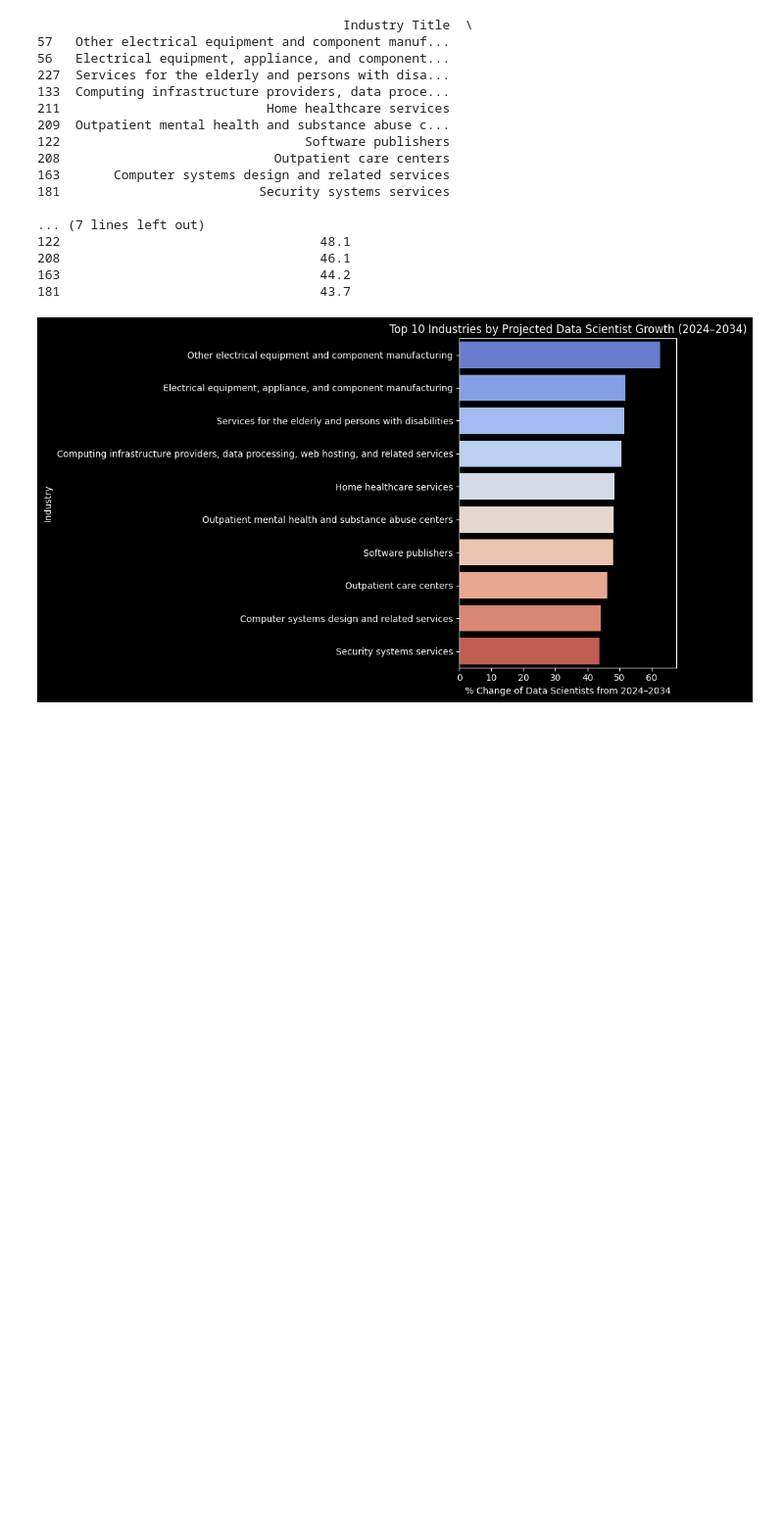
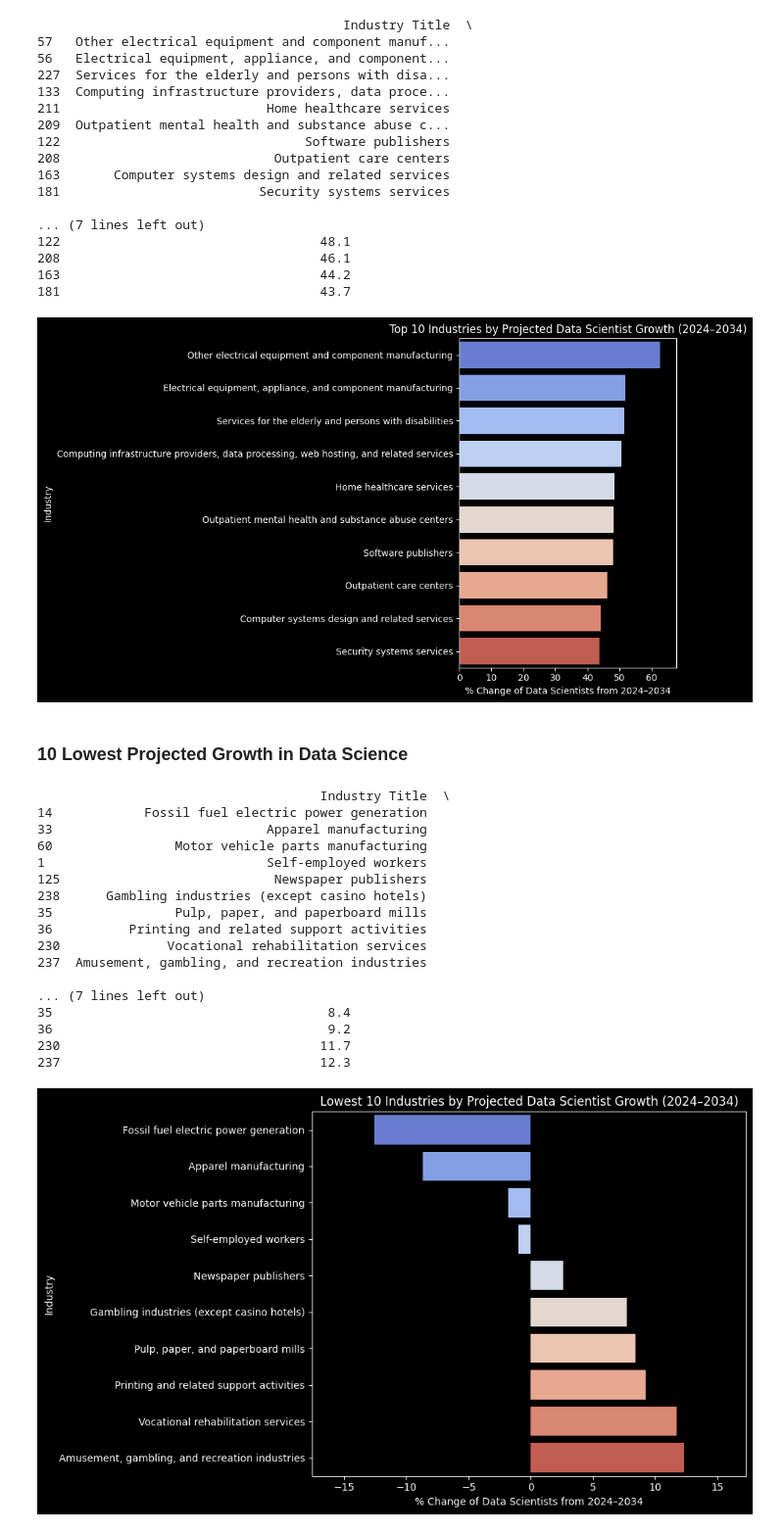
Before and after one commit to trgardos/data-science-job-market-analysis, a Jupyter notebook: notebooks/bureau-of-labor-analysis/labor_data_by_industryanalysis.ipynb, the cells around one changed output. Shown at 98% size. Drawn from its saved outputs; the diff is of its cells as text; code cells hidden in the pictures; blank space fills up the shorter version.

Commit message:
10 Lowest and Scatterplot

```diff
--- a/notebooks/bureau-of-labor-analysis/labor_data_by_industryanalysis.ipynb
+++ b/notebooks/bureau-of-labor-analysis/labor_data_by_industryanalysis.ipynb
@@ -40,6 +40,7 @@ df_industries.loc[:, "2024 Percent of Occupation"] = pd.to_numeric(
     df_industries["2024 Percent of Occupation"], errors='coerce'
 )
 
+top10 = df_industries.nlargest(10, "2024 Percent of Occupation")
 
 plt.figure(figsize=(10,6), facecolor='black')
 ax = sns.barplot(
@@ -136,3 +137,67 @@ plt.show()
 163                                  44.2
 181                                  43.7
 [figure]
+# %% [markdown]
+### 10 Lowest Projected Growth in Data Science
+# %%
+# Ensure column is numeric
+df_industries = df_industries.copy()
+df_industries.loc[:, "Employment Percent Change, 2024-2034"] = pd.to_numeric(
+    df_industries["Employment Percent Change, 2024-2034"], errors='coerce'
+)
+
+# Get bottom 10 industries by employment percent change
+top10_drop = df_industries.sort_values(
+    by="Employment Percent Change, 2024-2034", ascending=True
+).head(10)
+
+# Plot
+plt.figure(figsize=(10, 6), facecolor='black')
+ax = sns.barplot(
+    x="Employment Percent Change, 2024-2034",
+    y="Industry Title",
+    hue="Industry Title",
+    data=top10_drop,
+    palette="coolwarm",
+    legend=False
+)
+
+print(top10_drop[["Industry Title","Employment Percent Change, 2024-2034"]])
+
+# Style (white text, dark background)
+ax.set_facecolor('black')
+ax.tick_params(colors='white')
+ax.xaxis.label.set_color('white')
+ax.yaxis.label.set_color('white')
+ax.title.set_color('white')
+for spine in ax.spines.values():
+    spine.set_color('white')
+
+plt.xlabel("% Change of Data Scientists from 2024–2034")
+plt.ylabel("Industry")
+plt.title("Lowest 10 Industries by Projected Data Scientist Growth (2024–2034)")
+plt.xlim(
+    top10_drop["Employment Percent Change, 2024-2034"].min() - 5,
+    top10_drop["Employment Percent Change, 2024-2034"].max() + 5
+)
+plt.tight_layout()
+plt.show()
+# %% [output]
+                                     Industry Title  \
+14            Fossil fuel electric power generation
+33                            Apparel manufacturing
+60                Motor vehicle parts manufacturing
+1                             Self-employed workers
+125                            Newspaper publishers
+238      Gambling industries (except casino hotels)
+35                Pulp, paper, and paperboard mills
+36          Printing and related support activities
+230              Vocational rehabilitation services
+237  Amusement, gambling, and recreation industries
+
+... (7 lines left out)
+35                                    8.4
+36                                    9.2
+230                                  11.7
+237                                  12.3
+[figure, added]
```
Also changed, not shown: parts of 10 cells of this notebook, 1 other file.
